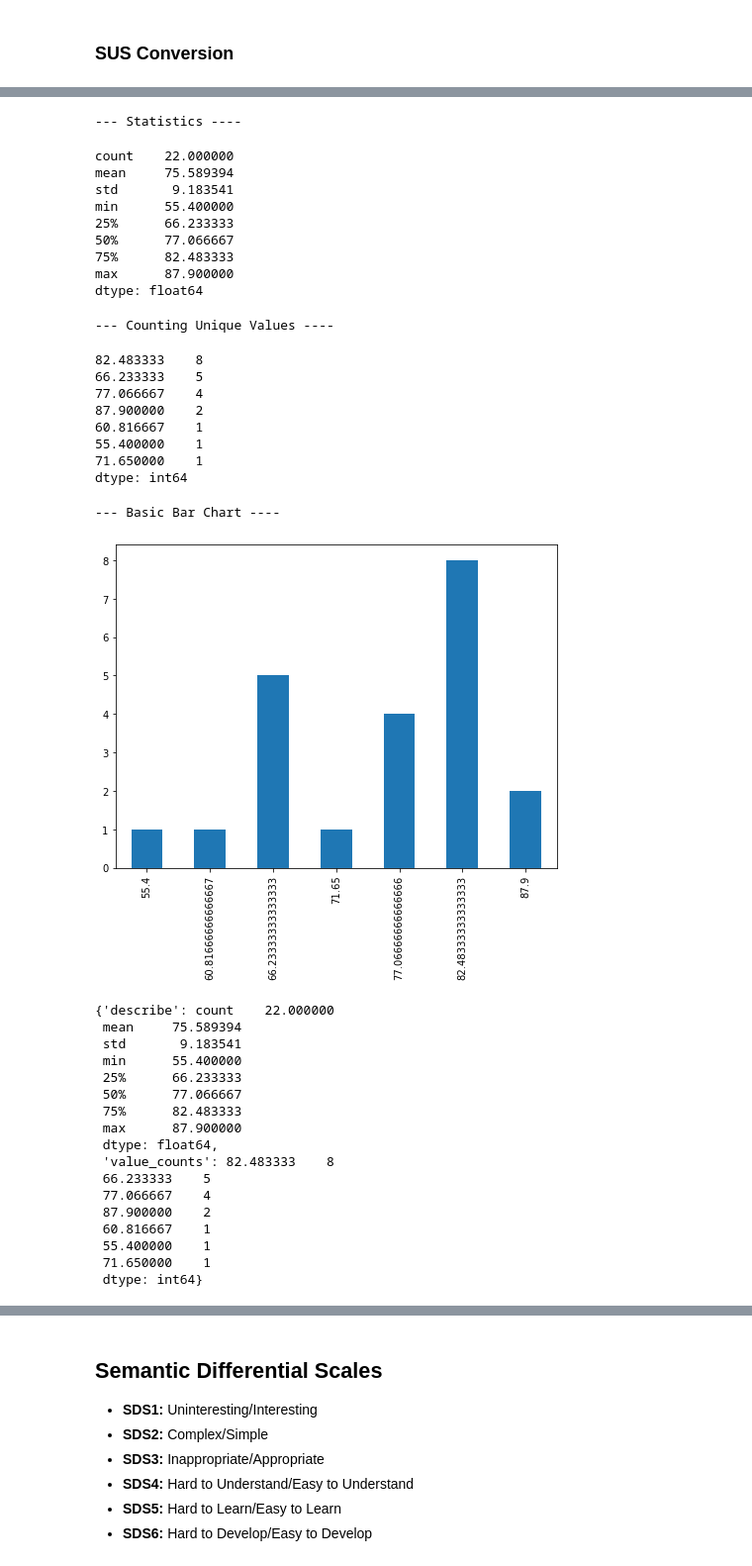
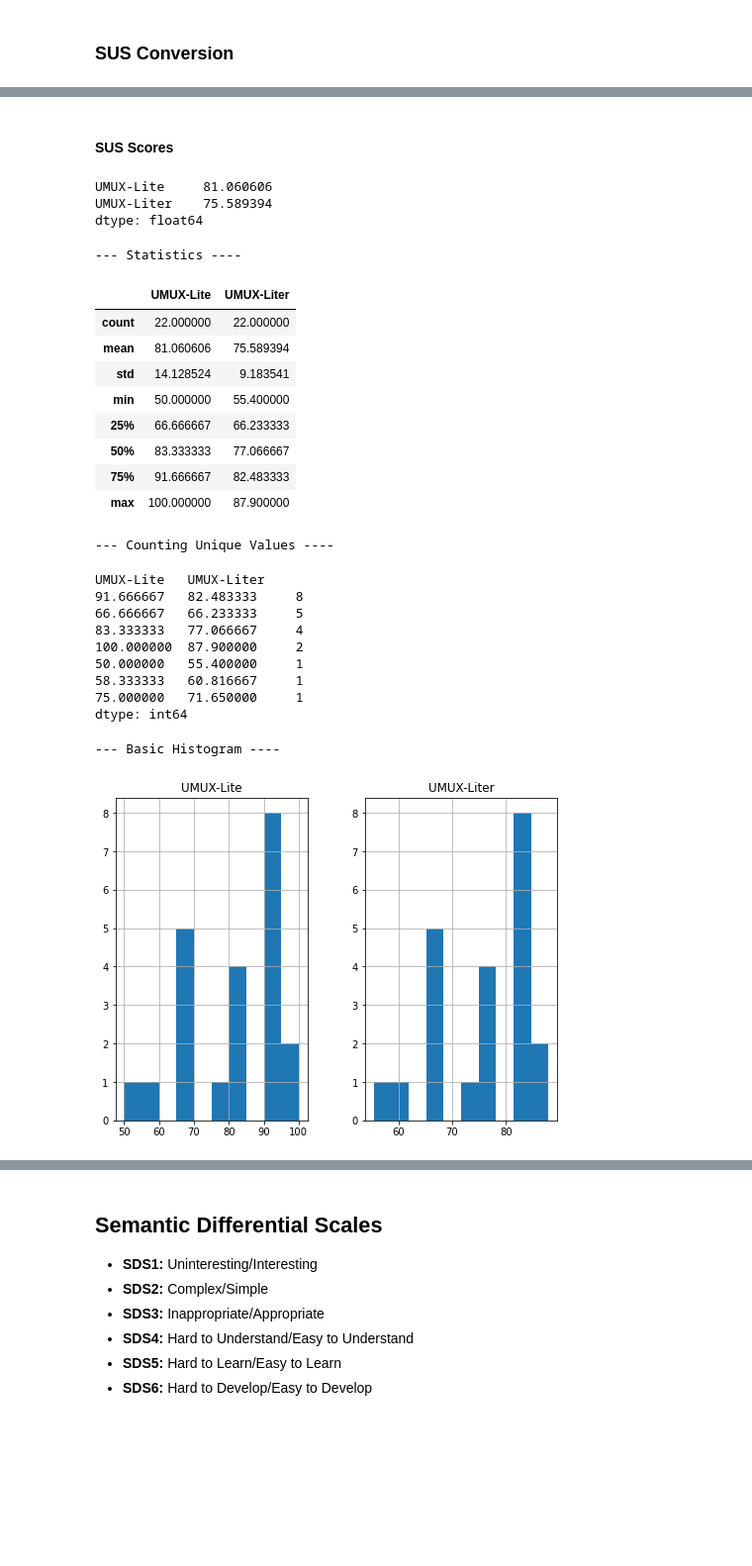
Before and after one commit to YanuX-Framework/YanuX-Cruncher, a Jupyter notebook: YanuXSkeletronUserStudy.ipynb, the cells around one changed output, grey strips where cells are left out. Shown at 99% size. Cells and saved outputs as stored; diff of their text form; code cells hidden in the pictures; blank space fills up the shorter version.

```diff
--- a/YanuXSkeletronUserStudy.ipynb
+++ b/YanuXSkeletronUserStudy.ipynb
@@ -1150,6 +1092,10 @@ Kendall Correlation
 # %% [markdown]
 ### SUS Conversion
 # %%
-data_umux_lite_sus = 0.65 * ((data_umux_lite['ULI1'] + data_umux_lite['ULI2'] - 2) * (100/12))+22.9
+data_umux_lite = data['UMUX-Lite']
+data_umux_lite_sus = pd.DataFrame({
+    'UMUX-Lite': (data_umux_lite['ULI1'] + data_umux_lite['ULI2'] - 2) * (100/12),
+    'UMUX-Liter': 0.65 * ((data_umux_lite['ULI1'] + data_umux_lite['ULI2'] - 2) * (100/12))+22.9
+})
 data_umux_lite_sus
 # %% [output]
@@ -1173,44 +1119,36 @@ dtype: float64
+# %% [markdown]
+#### SUS Scores
+# %%
+data_umux_lite_sus.mean()
+# %% [output]
+UMUX-Lite     81.060606
+UMUX-Liter    75.589394
+dtype: float64
 # %%
-print_stats(data_umux_lite_sus)
+print_stats(data_umux_lite_sus, hist_bins=10);
 # %% [output]
 --- Statistics ----
+|  | UMUX-Lite | UMUX-Liter |
+| count | 22.000000 | 22.000000 |
+| mean | 81.060606 | 75.589394 |
+| std | 14.128524 | 9.183541 |
+| min | 50.000000 | 55.400000 |
+| 25% | 66.666667 | 66.233333 |
+| 50% | 83.333333 | 77.066667 |
+| 75% | 91.666667 | 82.483333 |
+| max | 100.000000 | 87.900000 |
-count    22.000000
-mean     75.589394
-std       9.183541
-min      55.400000
-25%      66.233333
-50%      77.066667
-75%      82.483333
-max      87.900000
-dtype: float64
+--- Counting Unique Values ----
---- Counting Unique Values ----
+UMUX-Lite   UMUX-Liter
+91.666667   82.483333     8
+66.666667   66.233333     5
+83.333333   77.066667     4
+100.000000  87.900000     2
+50.000000   55.400000     1
+58.333333   60.816667     1
+75.000000   71.650000     1
+dtype: int64
-82.483333    8
-66.233333    5
-77.066667    4
-87.900000    2
-60.816667    1
-55.400000    1
-71.650000    1
-dtype: int64
+--- Basic Histogram ----
---- Basic Bar Chart ----
-[figure, old version]
+[figure, new version]
-{'describe': count    22.000000
- mean     75.589394
- std       9.183541
- min      55.400000
- 25%      66.233333
- 50%      77.066667
- 75%      82.483333
- max      87.900000
- dtype: float64,
- 'value_counts': 82.483333    8
- 66.233333    5
- 77.066667    4
- 87.900000    2
- 60.816667    1
- 55.400000    1
- 71.650000    1
- dtype: int64}
 # %%
 boxplot(data_umux_lite_sus, ['SUS'])
 # %% [output]
```
Also changed, not shown: parts of 60 cells of this notebook.
